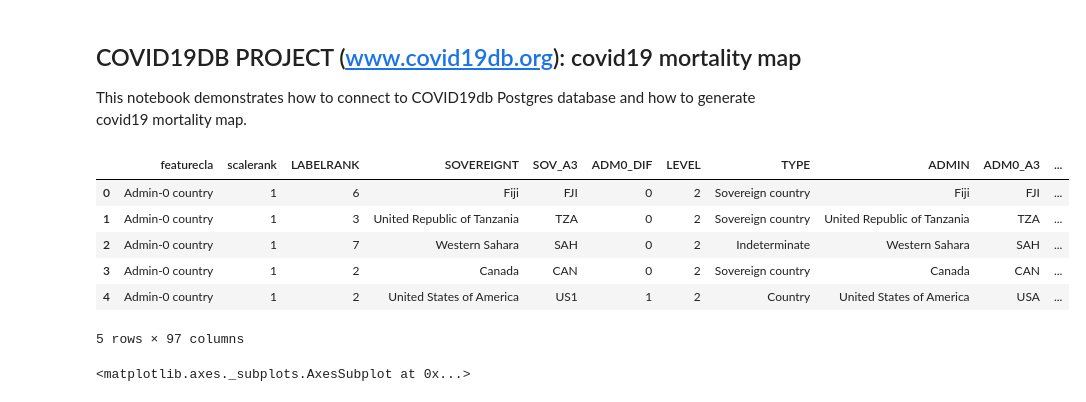
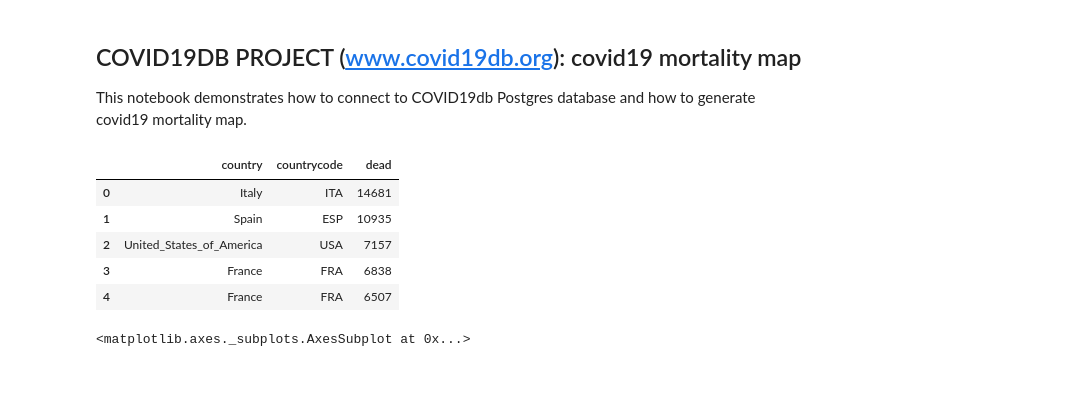
Before and after one commit to covid19db/data-archive, a Jupyter notebook: jupyter-examples/covid19_mortality_map.ipynb, the cells around one changed output. Saved outputs shown, nothing was run; the diff lists cells and outputs as text; code cells hidden in the pictures.

```diff
--- a/jupyter-examples/covid19_mortality_map.ipynb
+++ b/jupyter-examples/covid19_mortality_map.ipynb
@@ -29,15 +29,14 @@ cur.execute("""SELECT i.* FROM
             """)
 covid19_data = pd.DataFrame(cur.fetchall(), columns=[desc[0] for desc in cur.description])
 # %%
-covid19_data[['countrycode','dead']].head()
+covid19_data[['country', 'countrycode','dead']].head()
 # %% [output]
-|  | featurecla | scalerank | LABELRANK | SOVEREIGNT | SOV_A3 | ADM0_DIF | LEVEL | TYPE | ADMIN | ADM0_A3 | ... |
-| 0 | Admin-0 country | 1 | 6 | Fiji | FJI | 0 | 2 | Sovereign country | Fiji | FJI | ... |
-| 1 | Admin-0 country | 1 | 3 | United Republic of Tanzania | TZA | 0 | 2 | Sovereign country | United Republic of Tanzania | TZA | ... |
-| 2 | Admin-0 country | 1 | 7 | Western Sahara | SAH | 0 | 2 | Indeterminate | Western Sahara | SAH | ... |
-| 3 | Admin-0 country | 1 | 2 | Canada | CAN | 0 | 2 | Sovereign country | Canada | CAN | ... |
-| 4 | Admin-0 country | 1 | 2 | United States of America | US1 | 1 | 2 | Country | United States of America | USA | ... |
+|  | country | countrycode | dead |
+| 0 | Italy | ITA | 14681 |
+| 1 | Spain | ESP | 10935 |
+| 2 | United_States_of_America | USA | 7157 |
+| 3 | France | FRA | 6838 |
+| 4 | France | FRA | 6507 |
-5 rows × 97 columns
 # %%
 import json
 import geopandas as gpd
```
Also changed, not shown: 3 other files.
